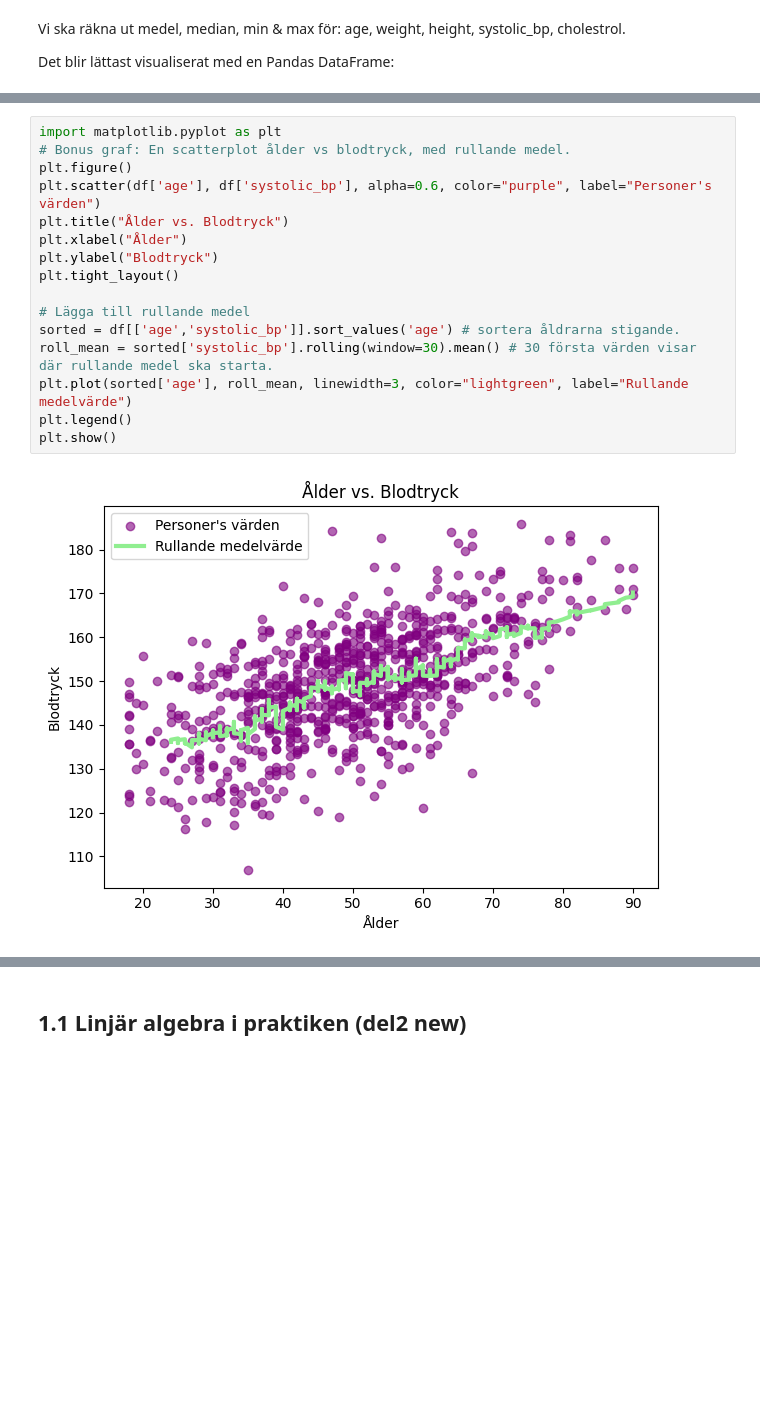
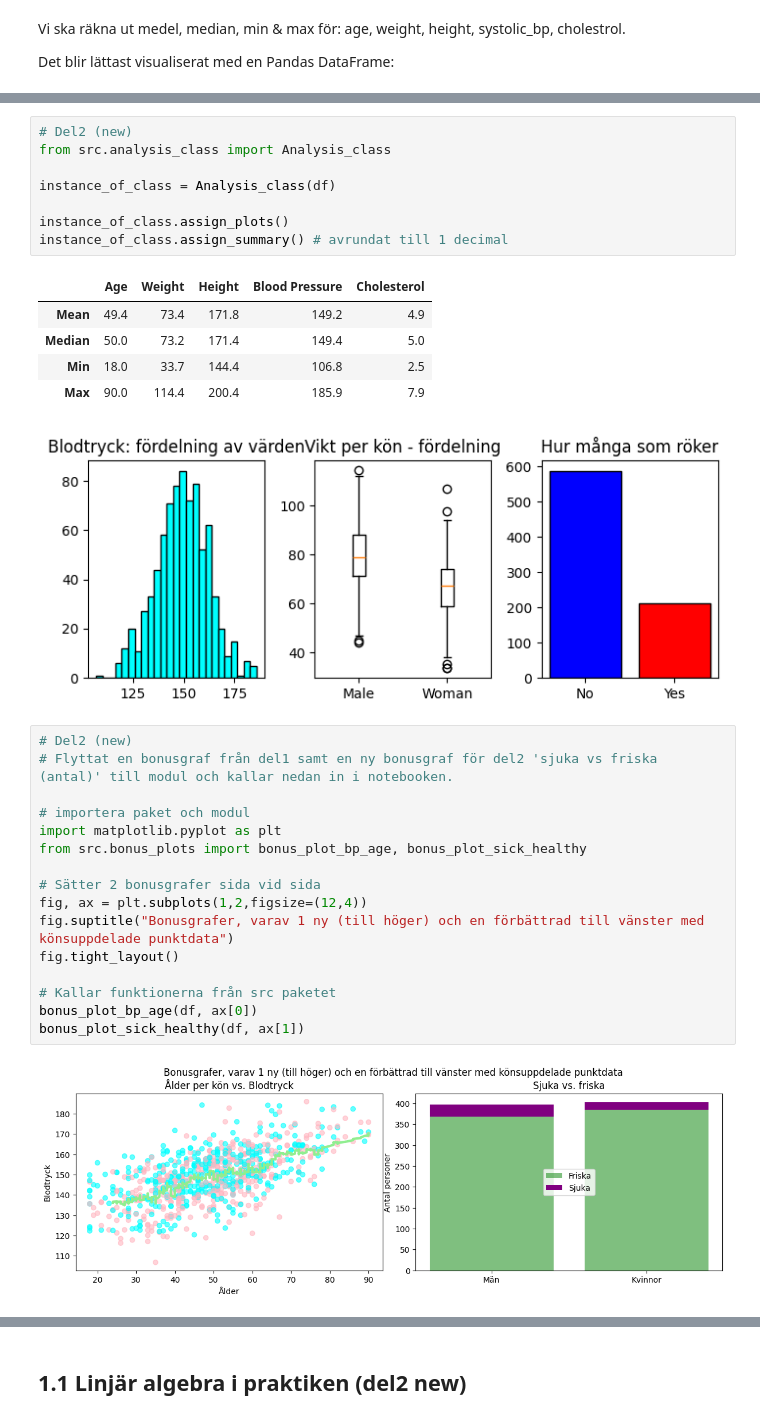
Before and after one commit to MaWe96/Health-Study-Python, a Jupyter notebook: notebook.ipynb, the cells around one changed output, grey strips where cells are left out. Drawn from its saved outputs; the diff is of its cells as text; blank space fills up the shorter version.

```diff
--- a/notebook.ipynb
+++ b/notebook.ipynb
@@ -74,18 +71,33 @@ Kommentar:
+# %%
+# Del2 (new)
+from src.analysis_class import Analysis_class
+
+instance_of_class = Analysis_class(df)
+
+instance_of_class.assign_plots()
+instance_of_class.assign_summary() # avrundat till 1 decimal
+# %% [output]
+|  | Age | Weight | Height | Blood Pressure | Cholesterol |
+| Mean | 49.4 | 73.4 | 171.8 | 149.2 | 4.9 |
+| Median | 50.0 | 73.2 | 171.4 | 149.4 | 5.0 |
+| Min | 18.0 | 33.7 | 144.4 | 106.8 | 2.5 |
+| Max | 90.0 | 114.4 | 200.4 | 185.9 | 7.9 |
+[figure, added]
 # %%
+# Del2 (new)
+# Flyttat en bonusgraf från del1 samt en ny bonusgraf för del2 'sjuka vs friska (antal)' till modul och kallar nedan in i notebooken.
+
+# importera paket och modul
 import matplotlib.pyplot as plt
-# Bonus graf: En scatterplot ålder vs blodtryck, med rullande medel.
-plt.figure()
-plt.scatter(df['age'], df['systolic_bp'], alpha=0.6, color="purple", label="Personer's värden")
-plt.title("Ålder vs. Blodtryck")
-plt.xlabel("Ålder")
-plt.ylabel("Blodtryck")
-plt.tight_layout()
+from src.bonus_plots import bonus_plot_bp_age, bonus_plot_sick_healthy
 
-# Lägga till rullande medel
-sorted = df[['age','systolic_bp']].sort_values('age') # sortera åldrarna stigande.
-roll_mean = sorted['systolic_bp'].rolling(window=30).mean() # 30 första värden visar där rullande medel ska starta.
-plt.plot(sorted['age'], roll_mean, linewidth=3, color="lightgreen", label="Rullande medelvärde")
-plt.legend()
-plt.show()
+# Sätter 2 bonusgrafer sida vid sida
+fig, ax = plt.subplots(1,2,figsize=(12,4))
+fig.suptitle("Bonusgrafer, varav 1 ny (till höger) och en förbättrad till vänster med könsuppdelade punktdata")
+fig.tight_layout()
+
+# Kallar funktionerna från src paketet
+bonus_plot_bp_age(df, ax[0])
+bonus_plot_sick_healthy(df, ax[1])
 # %% [output]
-[figure, old version]
+[figure, new version]
```
Also changed, not shown: parts of 55 cells of this notebook, 4 other files.
